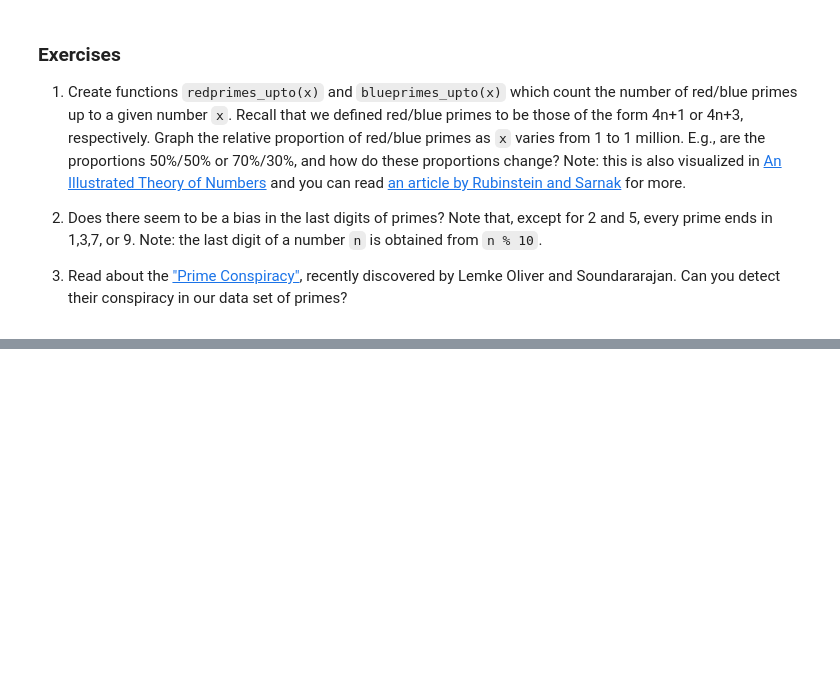
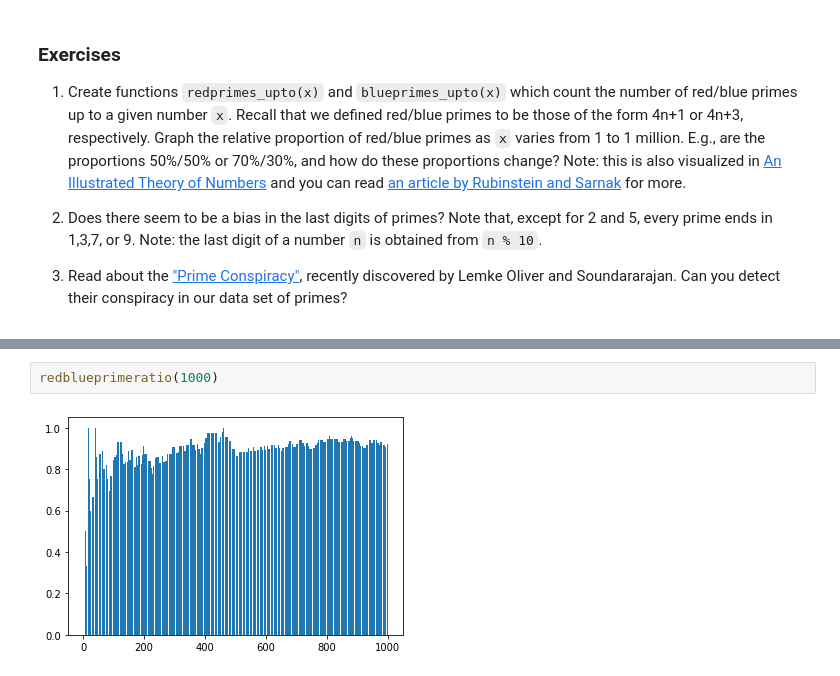
Before and after one commit to ebhayden/Math152, a Jupyter notebook: Copy_of_P4M_Notebook_3.ipynb, the cells around one changed output, grey strips where cells are left out. Drawn from its saved outputs; the diff is of its cells as text; blank space fills up the shorter version.

```diff
--- a/Copy_of_P4M_Notebook_3.ipynb
+++ b/Copy_of_P4M_Notebook_3.ipynb
@@ -732,0 +1155,4 @@ Observe that gaps of 2 (twin primes) are pretty frequent.  There are over 8000 o
+# %%
+redblueprimeratio(1000)
+# %% [output]
+[figure, added]
```
Also changed, not shown: parts of 130 cells of this notebook.
